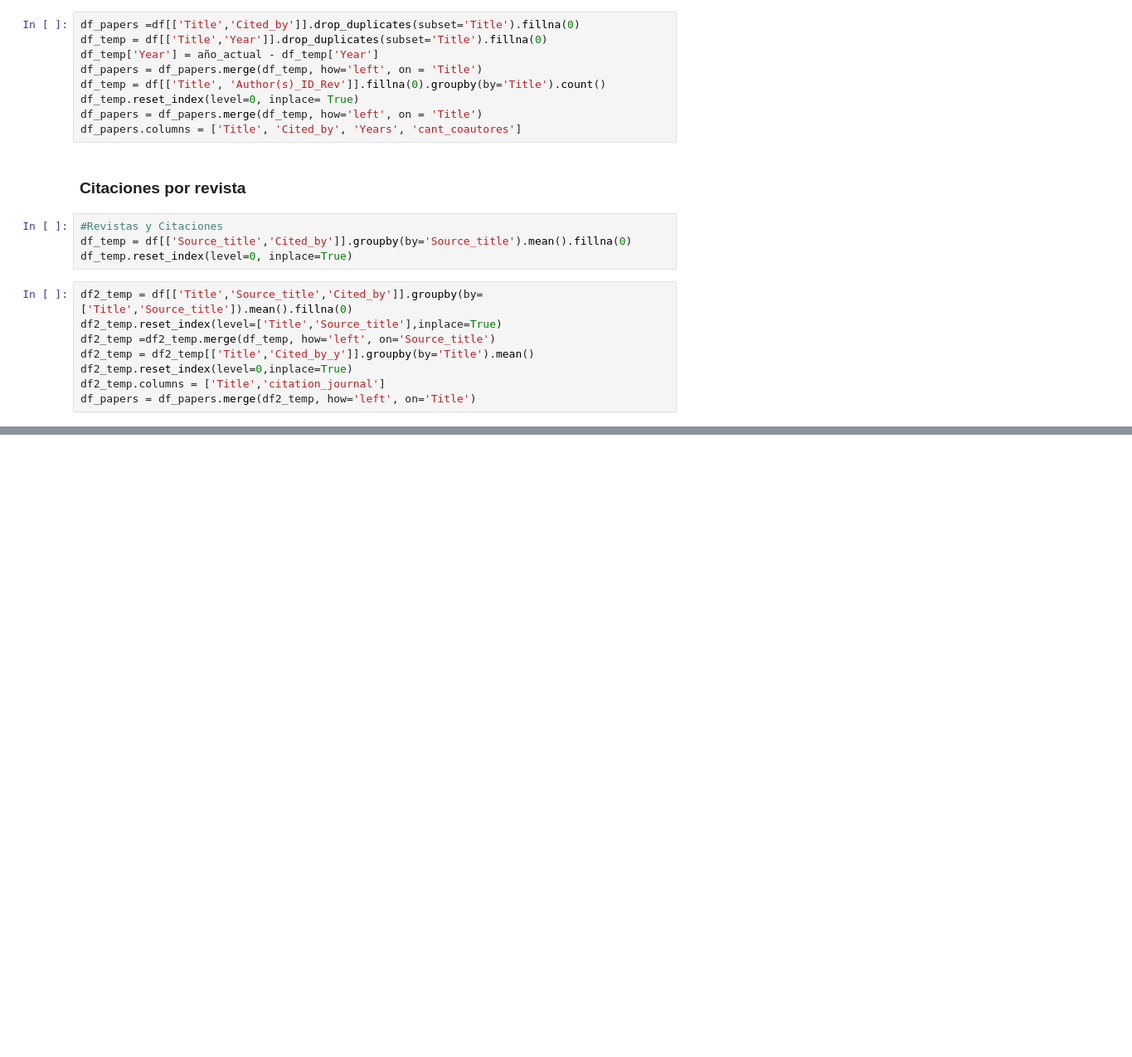
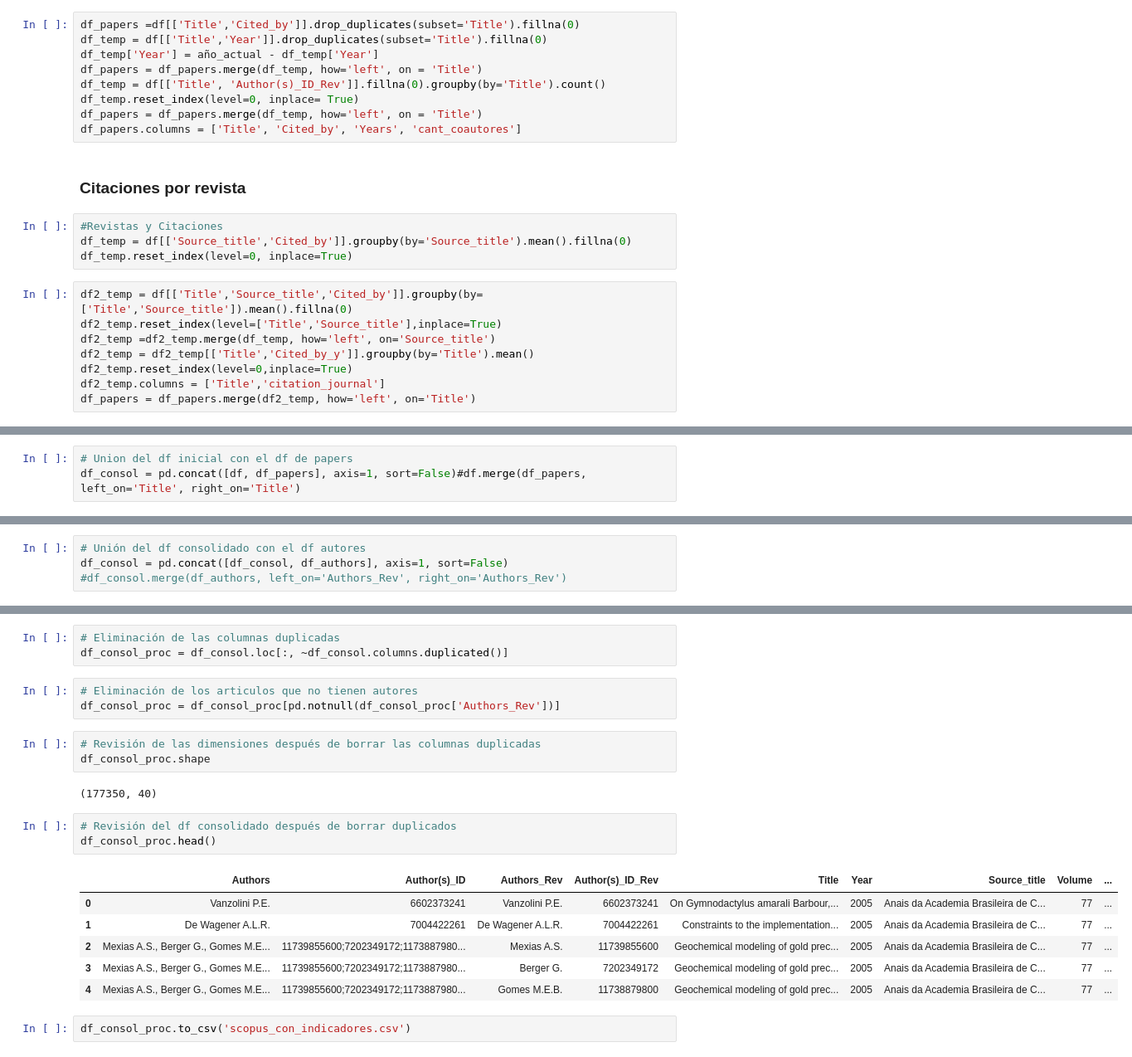
Before and after one commit to Lestydelgado/Repositorio-secreto-Scielo, a Jupyter notebook: Métricas Modelo.ipynb, the cells around one changed output, grey strips where cells are left out. Shown at 83% size. Cells and saved outputs as stored; diff of their text form; blank space fills up the shorter version.

```diff
--- a/Métricas Modelo.ipynb
+++ b/Métricas Modelo.ipynb
@@ -160,0 +241,3 @@ df_papers.to_csv(r'Data/indicadores_papers.csv')
+# %%
+# Union del df inicial con el df de papers
+df_consol = pd.concat([df, df_papers], axis=1, sort=False)#df.merge(df_papers, left_on='Title', right_on='Title')
@@ -160,0 +257,3 @@ df_papers.to_csv(r'Data/indicadores_papers.csv')
+# %%
+# Unión del df consolidado con el df autores
+df_consol = pd.concat([df_consol, df_authors], axis=1, sort=False) #df_consol.merge(df_authors, left_on='Authors_Rev', right_on='Authors_Rev')
@@ -160,0 +290,23 @@ df_papers.to_csv(r'Data/indicadores_papers.csv')
+# %%
+# Eliminación de las columnas duplicadas
+df_consol_proc = df_consol.loc[:, ~df_consol.columns.duplicated()]
+# %%
+# Eliminación de los articulos que no tienen autores
+df_consol_proc = df_consol_proc[pd.notnull(df_consol_proc['Authors_Rev'])]
+# %%
+# Revisión de las dimensiones después de borrar las columnas duplicadas
+df_consol_proc.shape
+# %% [output]
+(177350, 40)
+# %%
+# Revisión del df consolidado después de borrar duplicados
+df_consol_proc.head()
+# %% [output]
+|  | Authors | Author(s)_ID | Authors_Rev | Author(s)_ID_Rev | Title | Year | Source_title | Volume | ... |
+| 0 | Vanzolini P.E. | 6602373241 | Vanzolini P.E. | 6602373241 | On Gymnodactylus amarali Barbour,... | 2005 | Anais da Academia Brasileira de C... | 77 | ... |
+| 1 | De Wagener A.L.R. | 7004422261 | De Wagener A.L.R. | 7004422261 | Constraints to the implementation... | 2005 | Anais da Academia Brasileira de C... | 77 | ... |
+| 2 | Mexias A.S., Berger G., Gomes M.E... | 11739855600;7202349172;1173887980... | Mexias A.S. | 11739855600 | Geochemical modeling of gold prec... | 2005 | Anais da Academia Brasileira de C... | 77 | ... |
+| 3 | Mexias A.S., Berger G., Gomes M.E... | 11739855600;7202349172;1173887980... | Berger G. | 7202349172 | Geochemical modeling of gold prec... | 2005 | Anais da Academia Brasileira de C... | 77 | ... |
+| 4 | Mexias A.S., Berger G., Gomes M.E... | 11739855600;7202349172;1173887980... | Gomes M.E.B. | 11738879800 | Geochemical modeling of gold prec... | 2005 | Anais da Academia Brasileira de C... | 77 | ... |
+# %%
+df_consol_proc.to_csv('scopus_con_indicadores.csv')
```
Also changed, not shown: parts of 26 cells of this notebook.
